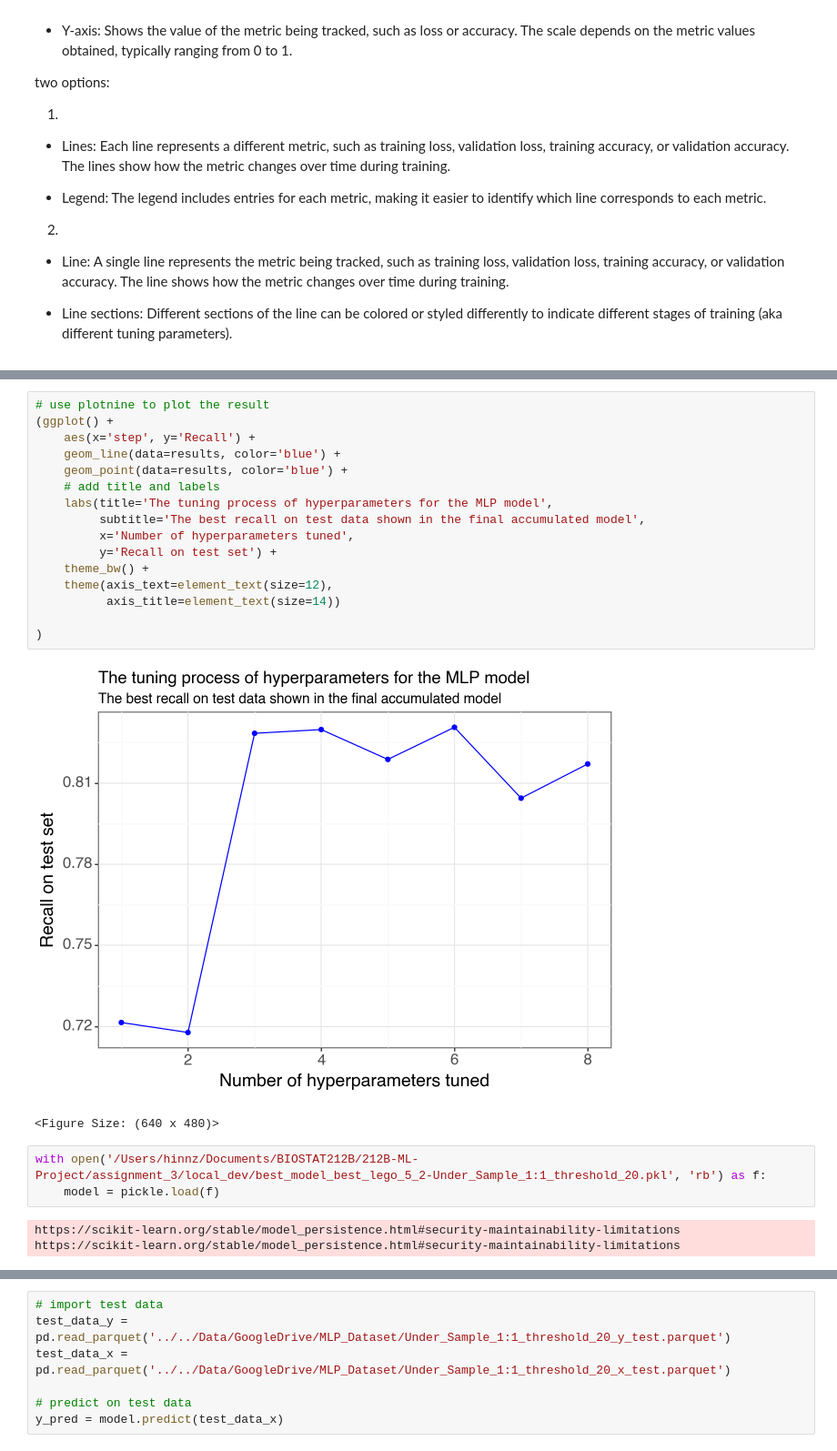
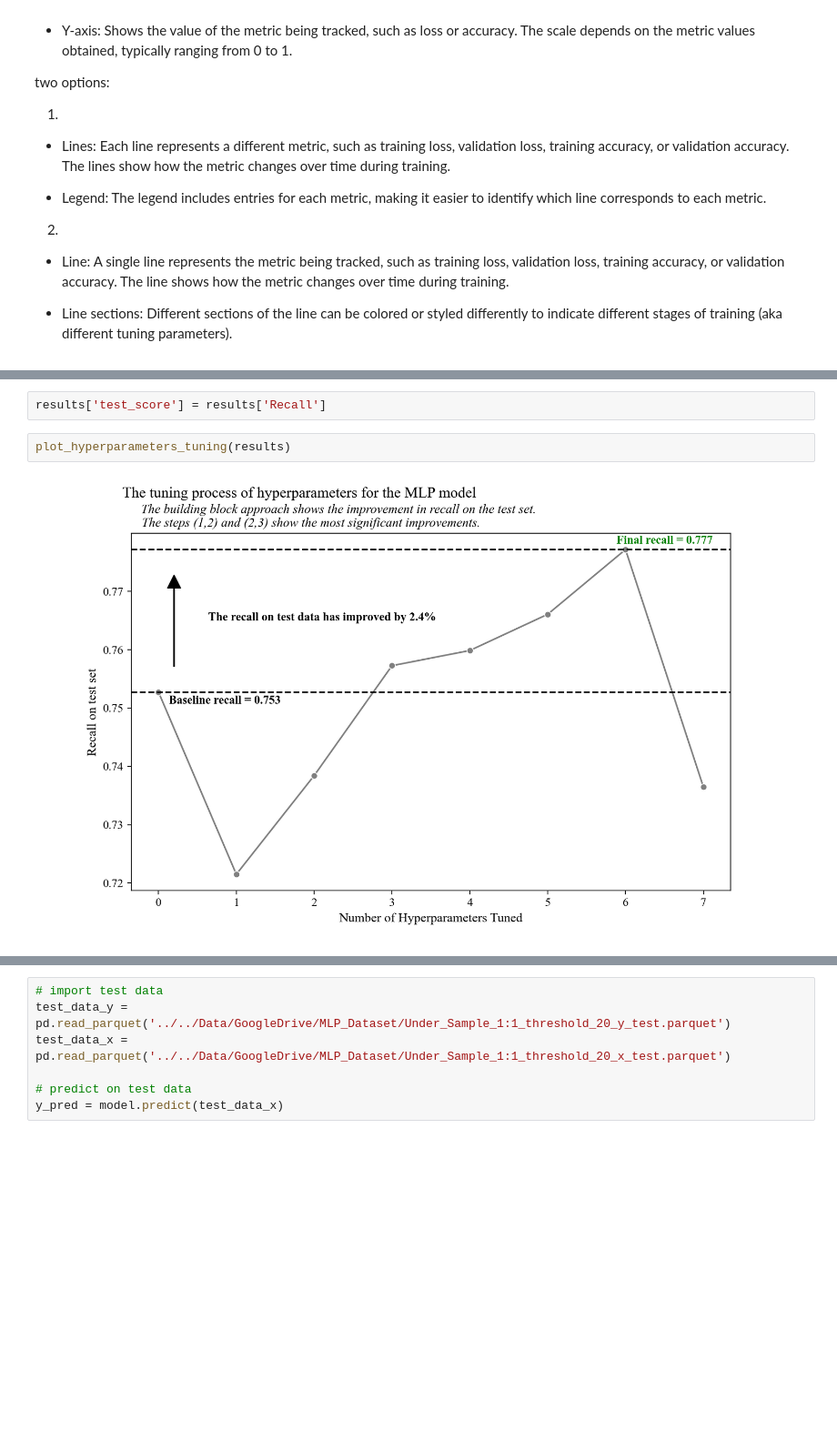
Before and after one commit to DecisionTreeBruining/212B-ML-Project, a Jupyter notebook: assignment_3/local_dev/mlp_visual.ipynb, the cells around one changed output, grey strips where cells are left out. Shown at 91% size. Drawn from its saved outputs; the diff is of its cells as text; blank space fills up the shorter version.

```diff
--- a/assignment_3/local_dev/mlp_visual.ipynb
+++ b/assignment_3/local_dev/mlp_visual.ipynb
@@ -189,25 +211,6 @@ Text(0, 0.5, 'Recall on test set')
-# %%
-# use plotnine to plot the result
-(ggplot() +
-    aes(x='step', y='Recall') +
-    geom_line(data=results, color='blue') +
-    geom_point(data=results, color='blue') +
-    # add title and labels
-    labs(title='The tuning process of hyperparameters for the MLP model',
-         subtitle='The best recall on test data shown in the final accumulated model',
-         x='Number of hyperparameters tuned',
-         y='Recall on test set') +
-    theme_bw() +
-    theme(axis_text=element_text(size=12),
-          axis_title=element_text(size=14))
-
-)
-# %% [output]
-[figure, removed]
-<Figure Size: (640 x 480)>
-# %%
-with open('/Users/hinnz/Documents/BIOSTAT212B/212B-ML-Project/assignment_3/local_dev/best_model_best_lego_5_2-Under_Sample_1:1_threshold_20.pkl', 'rb') as f:
-    model = pickle.load(f)
-# %% [output]
-https://scikit-learn.org/stable/model_persistence.html#security-maintainability-limitations
-https://scikit-learn.org/stable/model_persistence.html#security-maintainability-limitations
+# %%
+results['test_score'] = results['Recall']
+# %%
+plot_hyperparameters_tuning(results)
+# %% [output]
+[figure, added]
```
Also changed, not shown: parts of 15 cells of this notebook.
